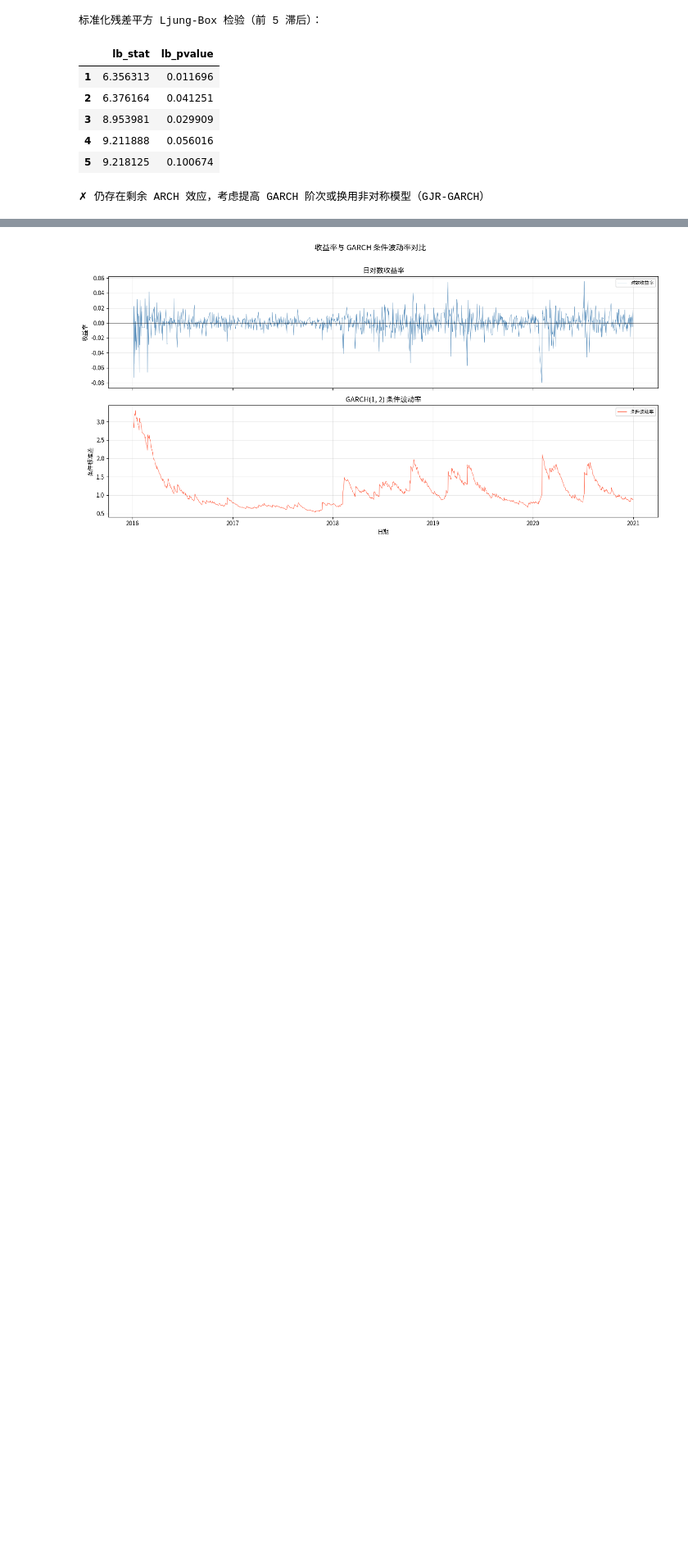
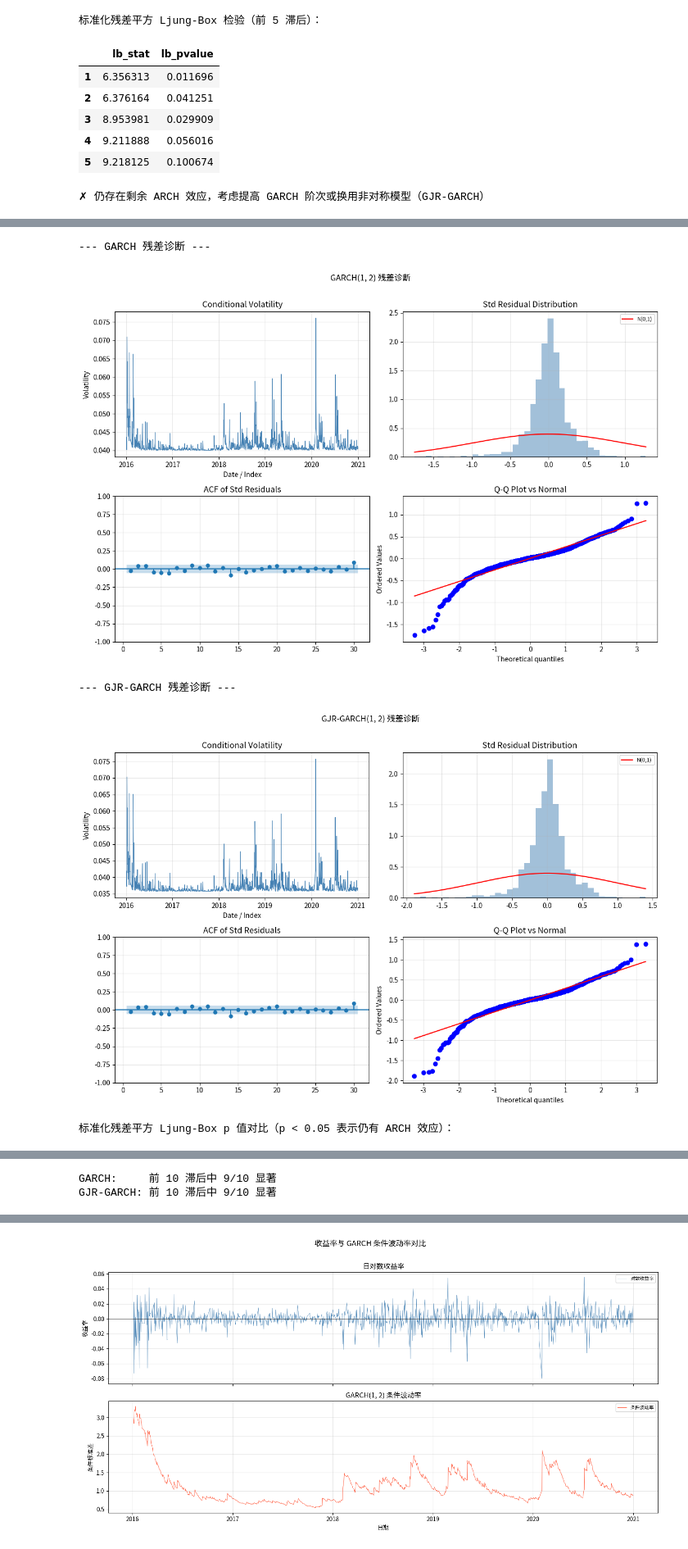
Before and after one commit to kaptnemo/sse-price-volatility, a Jupyter notebook: notebooks/03_garch.ipynb, the cells around one changed output, grey strips where cells are left out. Shown at 82% size. Drawn from its saved outputs; the diff is of its cells as text; code cells hidden in the pictures; blank space fills up the shorter version.

```diff
--- a/notebooks/03_garch.ipynb
+++ b/notebooks/03_garch.ipynb
@@ -314,0 +379,38 @@ else:
+# %%
+# 残差诊断对比：GARCH vs GJR-GARCH
+print('--- GARCH 残差诊断 ---')
+diag_garch2 = garch_diagnostics(res_garch, lags=20)
+plt.suptitle(f'GARCH{best_garch_order} 残差诊断', y=1.01)
+plt.tight_layout()
+plt.show()
+
+print('--- GJR-GARCH 残差诊断 ---')
+diag_gjr = garch_diagnostics(res_gjr, lags=20,
+                             save_path=FIGURES / 'gjr_garch_residual_diagnostics.png')
+plt.suptitle(f'GJR-GARCH{best_garch_order} 残差诊断', y=1.01)
+plt.tight_layout()
+plt.show()
+
+# 标准化残差平方 Ljung-Box 对比
+lb_sq_g   = diag_garch2['ljung_box_sq']
+lb_sq_gjr = diag_gjr['ljung_box_sq']
+
+compare_lb = pd.DataFrame({
+    f'GARCH{best_garch_order}':     lb_sq_g['lb_pvalue'].values[:10],
+    f'GJR-GARCH{best_garch_order}': lb_sq_gjr['lb_pvalue'].values[:10],
+}, index=range(1, 11))
+compare_lb.index.name = 'Lag'
+
+print('标准化残差平方 Ljung-Box p 值对比（p < 0.05 表示仍有 ARCH 效应）：')
+display(compare_lb.round(4))
+
+sig_g   = (lb_sq_g['lb_pvalue'][:10] < 0.05).sum()
+sig_gjr = (lb_sq_gjr['lb_pvalue'][:10] < 0.05).sum()
+print(f'\nGARCH:     前 10 滞后中 {sig_g}/10 显著')
+print(f'GJR-GARCH: 前 10 滞后中 {sig_gjr}/10 显著')
+# %% [output]
+--- GARCH 残差诊断 ---
+[figure, added]
+--- GJR-GARCH 残差诊断 ---
+[figure, added]
+标准化残差平方 Ljung-Box p 值对比（p < 0.05 表示仍有 ARCH 效应）：
@@ -314,0 +429,2 @@ else:
+GARCH:     前 10 滞后中 9/10 显著
+GJR-GARCH: 前 10 滞后中 9/10 显著
```
Also changed, not shown: parts of 20 cells of this notebook, 22 other files.
